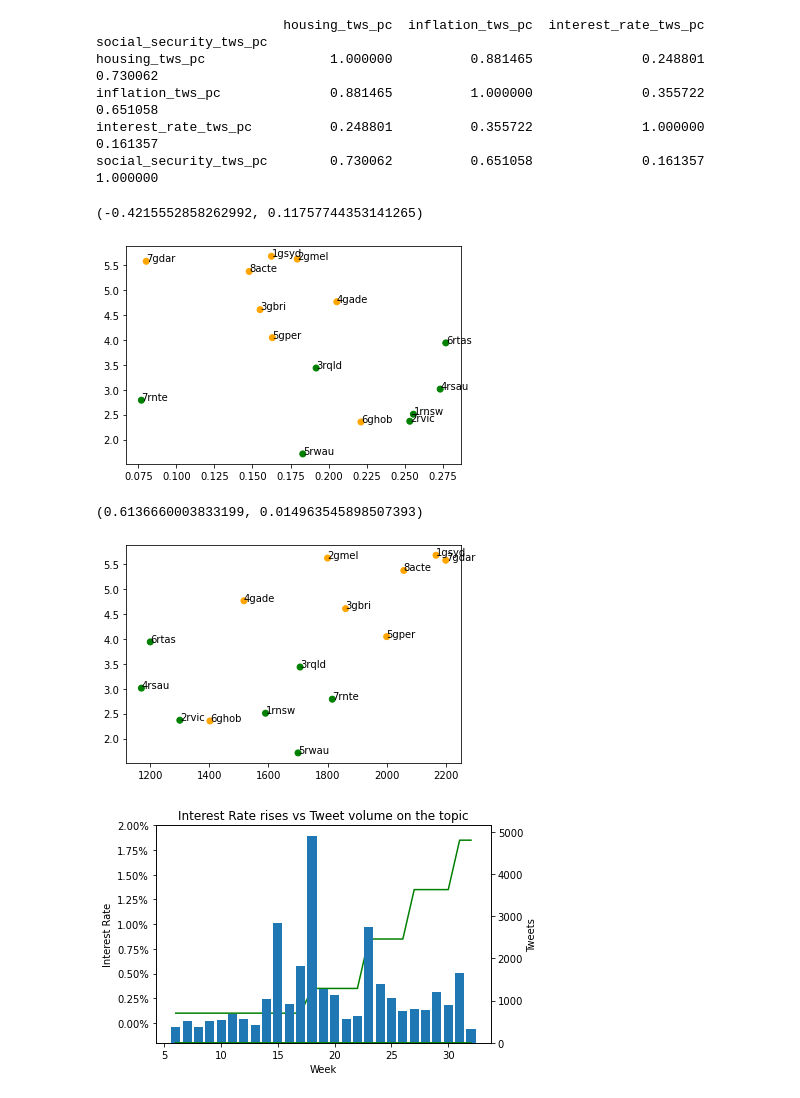
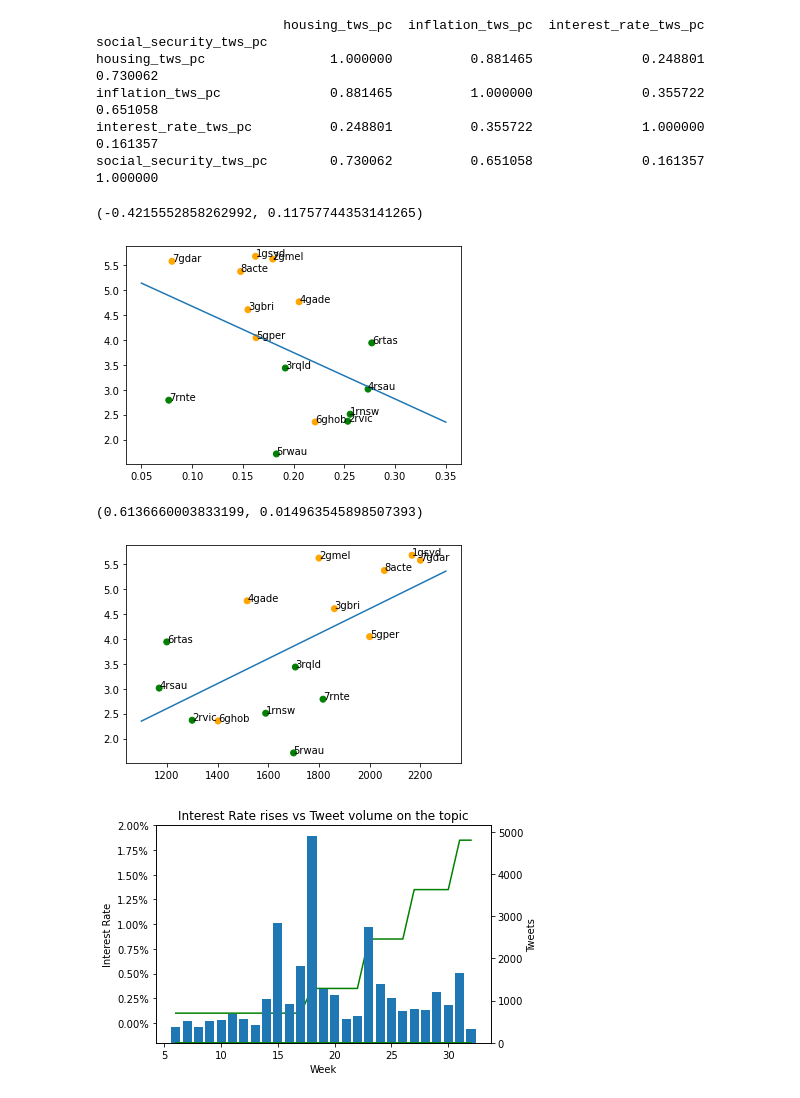
Before and after one commit to nasirma-unimelb/SocialDataAnalysis, a Jupyter notebook: HarvestorAndDBLoader/Headlines.ipynb, the cells around one changed output. Drawn from its saved outputs; the diff is of its cells as text; code cells hidden in the pictures.

Commit message:
add correlation line to scatter plots add sentiment histogram

```diff
--- a/HarvestorAndDBLoader/Headlines.ipynb
+++ b/HarvestorAndDBLoader/Headlines.ipynb
@@ -110,16 +111,21 @@ social_security_tws_pc        0.730062          0.651058              0.161357
 # %%
 x = combined_df['own_outright_total_pc']
 y = combined_df['interest_rate_tws_pc']
 c = combined_df['rural_urban'].map({'R':'green', 'U':'orange'})
 
+results = sm.OLS(y,sm.add_constant(x)).fit()
+
 plt.scatter(x, y, c=c)
 for i, txt in enumerate(combined_df['gccsa']):
     plt.annotate(txt, (x[i], y[i]))
 
+X_plot = np.linspace(0.05,0.35,100)
+plt.plot(X_plot, X_plot * results.params[1] + results.params[0])
+
 print(pearsonr(x, y))
 # %% [output]
 (-0.4215552858262992, 0.11757744353141265)
-[figure, old version]
+[figure, new version]
 # %%
 #1
 
@@ -127,14 +133,19 @@ x = combined_df['median_mortgage_repay_monthly']
 y = combined_df['interest_rate_tws_pc']
 c = combined_df['rural_urban'].map({'R':'green', 'U':'orange'})
 
+results = sm.OLS(y,sm.add_constant(x)).fit()
+
 plt.scatter(x, y, c=c)
 for i, txt in enumerate(combined_df['gccsa']):
     plt.annotate(txt, (x[i], y[i]))
 
+X_plot = np.linspace(1100,2300,100)
+plt.plot(X_plot, X_plot * results.params[1] + results.params[0])
+
 print(pearsonr(x, y))
 # %% [output]
 (0.6136660003833199, 0.014963545898507393)
-[figure, old version]
+[figure, new version]
 # %%
 interest_df = pd.read_csv('data_GCCSA/rba_target_cash_rate.csv')
 interest_df['date'] = pd.to_datetime(interest_df['date'], format="%d/%m/%Y")
```
Also changed, not shown: parts of 2 cells of this notebook.
